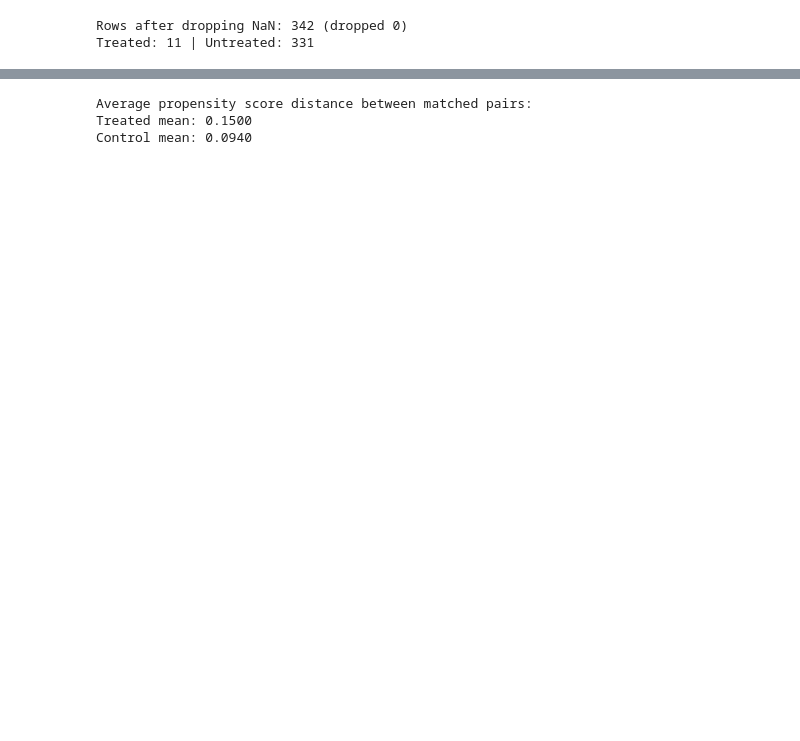
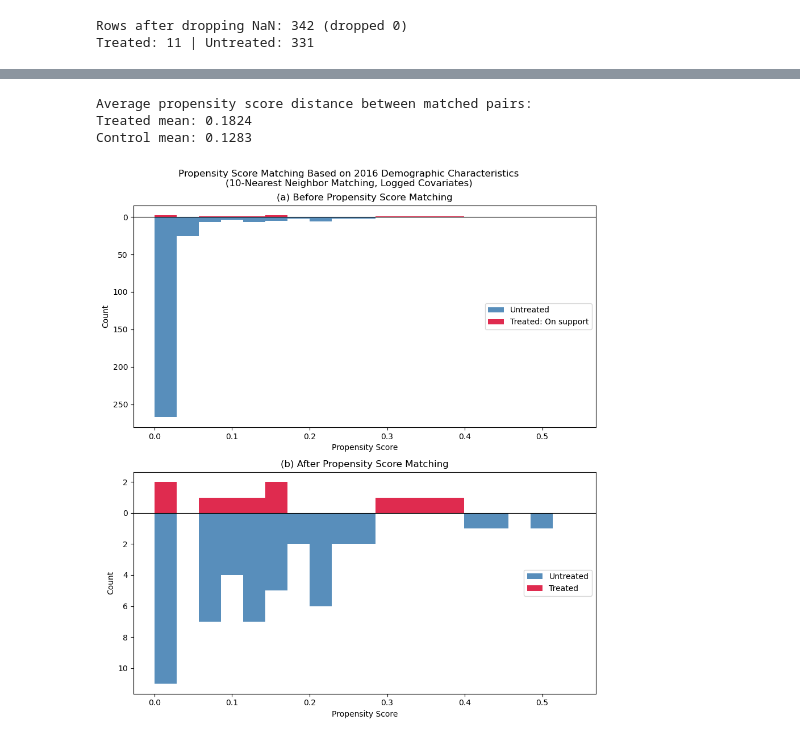
Before and after one commit to Ccerny2/Master-Thesis-2026, a Jupyter notebook: notebooks/preprocessing/07_propensity_score_matching.ipynb, the cells around one changed output, grey strips where cells are left out. Saved outputs shown, nothing was run; the diff lists cells and outputs as text; code cells hidden in the pictures; blank space fills up the shorter version.

Commit message:
Matching updated with logged variables, panel data re generated with dropped tract

```diff
--- a/notebooks/preprocessing/07_propensity_score_matching.ipynb
+++ b/notebooks/preprocessing/07_propensity_score_matching.ipynb
@@ -464,9 +644,61 @@ plt.show()
 # %%
 #Check average propensity score distance between matched pairs
 print("Average propensity score distance between matched pairs:")
-print(f"Treated mean: {treated_in_support['propensity_score'].mean():.4f}")
-print(f"Control mean: {matched_untreated_unique['propensity_score'].mean():.4f}")
+print(f"Treated mean: {treated_in_support_log['propensity_score'].mean():.4f}")
+print(f"Control mean: {np.average(matched_log['propensity_score'], weights=matched_log['weight']):.4f}")
 # %% [output]
 Average propensity score distance between matched pairs:
-Treated mean: 0.1500
-Control mean: 0.0940
+Treated mean: 0.1824
+Control mean: 0.1283
+# %%
+#Plot again with logged variables
+
+fig, axes = plt.subplots(2, 1, figsize=(9, 10))
+
+bins = np.linspace(0, df_log["propensity_score"].max() + 0.05, 20)
+
+# --- Panel (a): Before matching ---
+ax = axes[0]
+
+untreated_ps = untreated_log["propensity_score"]
+treated_on_ps = treated_in_support_log["propensity_score"]
+treated_off_ps = excluded_log["propensity_score"]
+
+ax.hist(untreated_ps, bins=bins, color="steelblue", alpha=0.9, label="Untreated",
+        weights=np.ones(len(untreated_ps)) * -1)
+ax.hist(treated_on_ps, bins=bins, color="crimson", alpha=0.9, label="Treated: On support")
+if len(treated_off_ps) > 0:
+    ax.hist(treated_off_ps, bins=bins, color="mediumseagreen", alpha=0.9, label="Treated: Off support")
+
+ax.axhline(0, color="black", linewidth=0.8)
+ax.set_xlabel("Propensity Score")
+ax.set_ylabel("Count")
+ax.set_title("(a) Before Propensity Score Matching")
+ax.legend(loc="right")
+ax.yaxis.set_major_formatter(plt.FuncFormatter(lambda x, _: str(int(abs(x)))))
+
+# --- Panel (b): After matching ---
+ax = axes[1]
+
+bins2 = np.linspace(0, max(treated_in_support_log["propensity_score"].max(),
+                            matched_log["propensity_score"].max()) + 0.05, 20)
+
+control_ps = matched_log["propensity_score"]
+
+ax.hist(control_ps, bins=bins2, color="steelblue", alpha=0.9, label="Untreated",
+        weights=np.ones(len(control_ps)) * -1)
+ax.hist(treated_in_support_log["propensity_score"], bins=bins2, color="crimson", alpha=0.9, label="Treated")
+
+ax.axhline(0, color="black", linewidth=0.8)
+ax.set_xlabel("Propensity Score")
+ax.set_ylabel("Count")
+ax.set_title("(b) After Propensity Score Matching")
+ax.legend(loc="right")
+ax.yaxis.set_major_formatter(plt.FuncFormatter(lambda x, _: str(int(abs(x)))))
+
+fig.suptitle("Propensity Score Matching Based on 2016 Demographic Characteristics\n(10-Nearest Neighbor Matching, Logged Covariates)",
+            fontsize=12)
+plt.tight_layout()
+plt.show()
+# %% [output]
+[figure, added]
```
Also changed, not shown: parts of 27 cells of this notebook, 3 other files.
